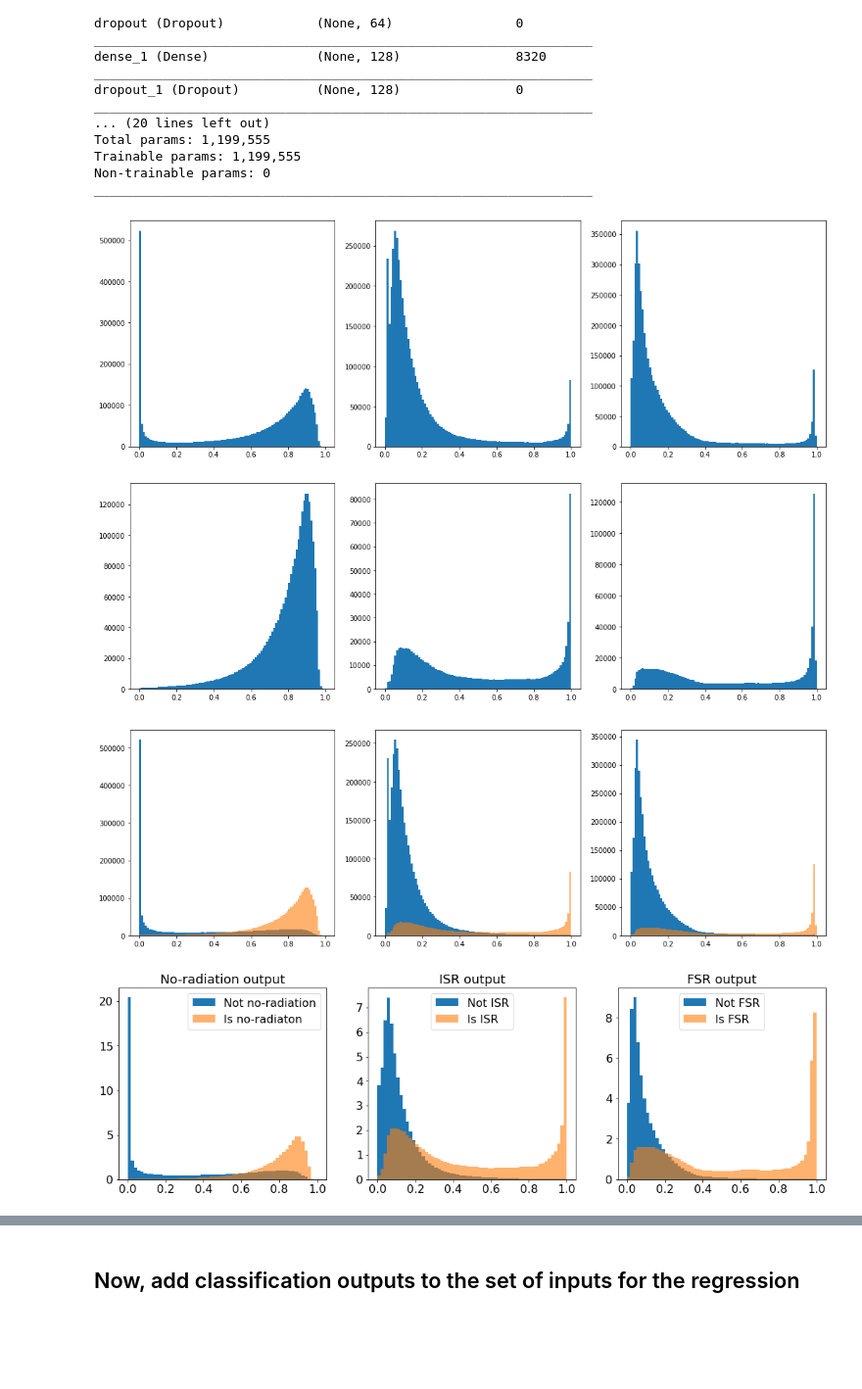
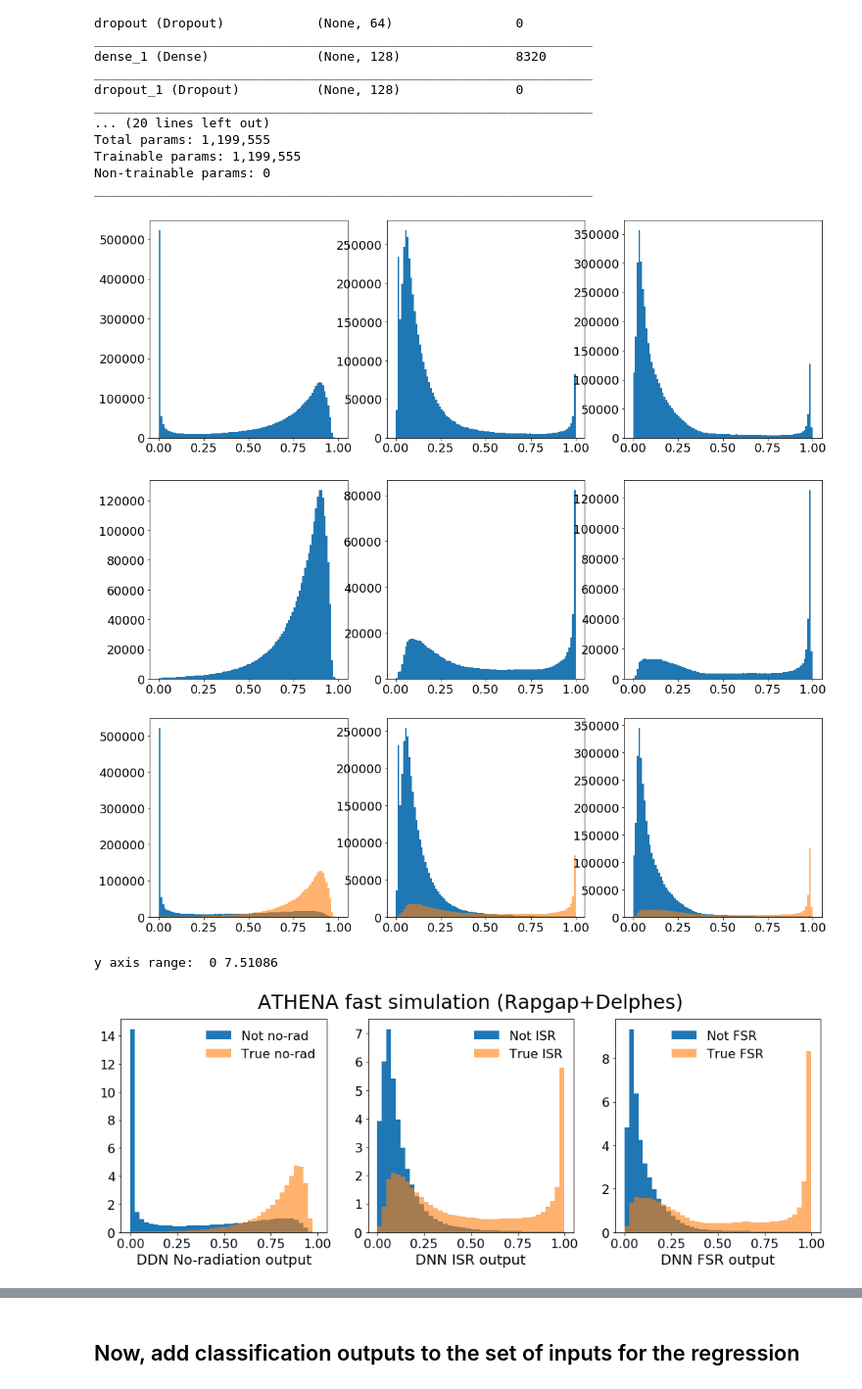
Before and after one commit to owen234/DIS-reco, a Jupyter notebook: NN_athena_classify_then_reg_plots_subsel_v2.ipynb, the cells around one changed output, grey strips where cells are left out. Shown at 98% size. Cells and saved outputs as stored; diff of their text form; code cells hidden in the pictures; blank space fills up the shorter version.

```diff
--- a/NN_athena_classify_then_reg_plots_subsel_v2.ipynb
+++ b/NN_athena_classify_then_reg_plots_subsel_v2.ipynb
@@ -21,6 +21,14 @@ import matplotlib as mpl
 
 from datetime import datetime
 import subprocess
+
+mpl.rcParams.update({'font.size': 19})
+#mpl.rcParams.update({'legend.fontsize': 18})
+mpl.rcParams.update({'xtick.labelsize': 18})
+mpl.rcParams.update({'ytick.labelsize': 18})
+mpl.rcParams.update({'text.usetex' : False})
+mpl.rcParams.update({'axes.labelsize': 18})
+mpl.rcParams.update({'legend.frameon': False})
 # %%
 has_gpu = False
 
@@ -42,7 +50,7 @@ xaxis_range = ''
 
 save_plots = True
 
-plots_dir = 'plots-v2f'
+plots_dir = 'plots-v2f-f1a'
 
 #--- Hyperparameter settings.
 
@@ -388,7 +396,7 @@ ax[1].hist(mypreds[:,1],bins=100, range=[0,1] )
 ax[2].hist(mypreds[:,2],bins=100, range=[0,1] )
 plt.show()
 # %% [output]
-[figure, old version]
+[figure, new version]
 # %%
 fig,ax = plt.subplots(2,3,figsize=(18,12))
 
@@ -408,47 +416,58 @@ ax[1][2].hist(mypreds[:,2][Y_test[:,2]>0.5],bins=100, range=[0,1], alpha=0.6 )
 
 plt.show()
 # %% [output]
-[figure, old version]
+[figure, new version]
 # %%
 
 
 
-fig,ax = plt.subplots(1,3,figsize=(18,5))
+fig,ax = plt.subplots(1,3,figsize=(16,5))
 
-nbins=60
+nbins=40
 
-ax[0].hist(mypreds[:,0][Y_test[:,0]<0.5],bins=nbins, density=True, range=[0,1], label='Not no-radiation' )
-ax[1].hist(mypreds[:,1][Y_test[:,1]<0.5],bins=nbins, density=True, range=[0,1], label='Not ISR' )
-ax[2].hist(mypreds[:,2][Y_test[:,2]<0.5],bins=nbins, density=True, range=[0,1], label='Not FSR' )
+density_val = True
+
+ax[0].hist(mypreds[:,0][Y_test[:,0]<0.5],bins=nbins, density=density_val, range=[0,1.0], label='Not no-rad' )
+ax[1].hist(mypreds[:,1][Y_test[:,1]<0.5],bins=nbins, density=density_val, range=[0,1.0], label='Not ISR' )
+ax[2].hist(mypreds[:,2][Y_test[:,2]<0.5],bins=nbins, density=density_val, range=[0,1.0], label='Not FSR' )
 
 
 
-ax[0].hist(mypreds[:,0][Y_test[:,0]>0.5],bins=nbins, range=[0,1], density=True, alpha=0.6, label='Is no-radiaton' )
-ax[1].hist(mypreds[:,1][Y_test[:,1]>0.5],bins=nbins, range=[0,1], density=True, alpha=0.6, label='Is ISR' )
-ax[2].hist(mypreds[:,2][Y_test[:,2]>0.5],bins=nbins, range=[0,1], density=True, alpha=0.6, label='Is FSR' )
+ax[0].hist(mypreds[:,0][Y_test[:,0]>0.5],bins=nbins, range=[0,1.0], density=density_val, alpha=0.6, label='True no-rad' )
+ax[1].hist(mypreds[:,1][Y_test[:,1]>0.5],bins=nbins, range=[0,1.0], density=density_val, alpha=0.6, label='True ISR' )
+ax[2].hist(mypreds[:,2][Y_test[:,2]>0.5],bins=nbins, range=[0,1.0], density=density_val, alpha=0.6, label='True FSR' )
 
-ax[0].set_title('No-radiation output', fontsize=18)
-ax[1].set_title('ISR output', fontsize=18)
-ax[2].set_title('FSR output', fontsize=18)
+ax[0].set_xlabel('DDN No-radiation output', fontsize=18)
+ax[1].set_xlabel('DNN ISR output', fontsize=18)
+ax[2].set_xlabel('DNN FSR output', fontsize=18)
 
 ax[0].legend(loc='best', fontsize=16)
 ax[1].legend(loc='best', fontsize=16)
 ax[2].legend(loc='best', fontsize=16)
 
 ax[0].tick_params(axis='x', labelsize=16)
 ax[1].tick_params(axis='x', labelsize=16)
 ax[2].tick_params(axis='x', labelsize=16)
 
 ax[0].tick_params(axis='y', labelsize=16)
 ax[1].tick_params(axis='y', labelsize=16)
 ax[2].tick_params(axis='y', labelsize=16)
 
+
+ymin,ymax = ax[1].get_ylim()
+print('y axis range:  %g %g' % (ymin, ymax))
+ax[1].text( 0.5, 1.05 * ymax, 'ATHENA fast simulation (Rapgap+Delphes)', horizontalalignment = 'center', fontsize=25)
+
+
+
+
 if save_plots and plot_string == 'allevts':
     plt.savefig('%s/classification-dnn-output-athena.pdf' % plots_dir , bbox_inches='tight' )
 
 plt.show()
 # %% [output]
+y axis range:  0 7.51086
-[figure, old version]
+[figure, new version]
 # %%
 fig,ax = plt.subplots(3,2,figsize=(20,30))
 
```
Also changed, not shown: parts of 34 cells of this notebook, 1 other file.
